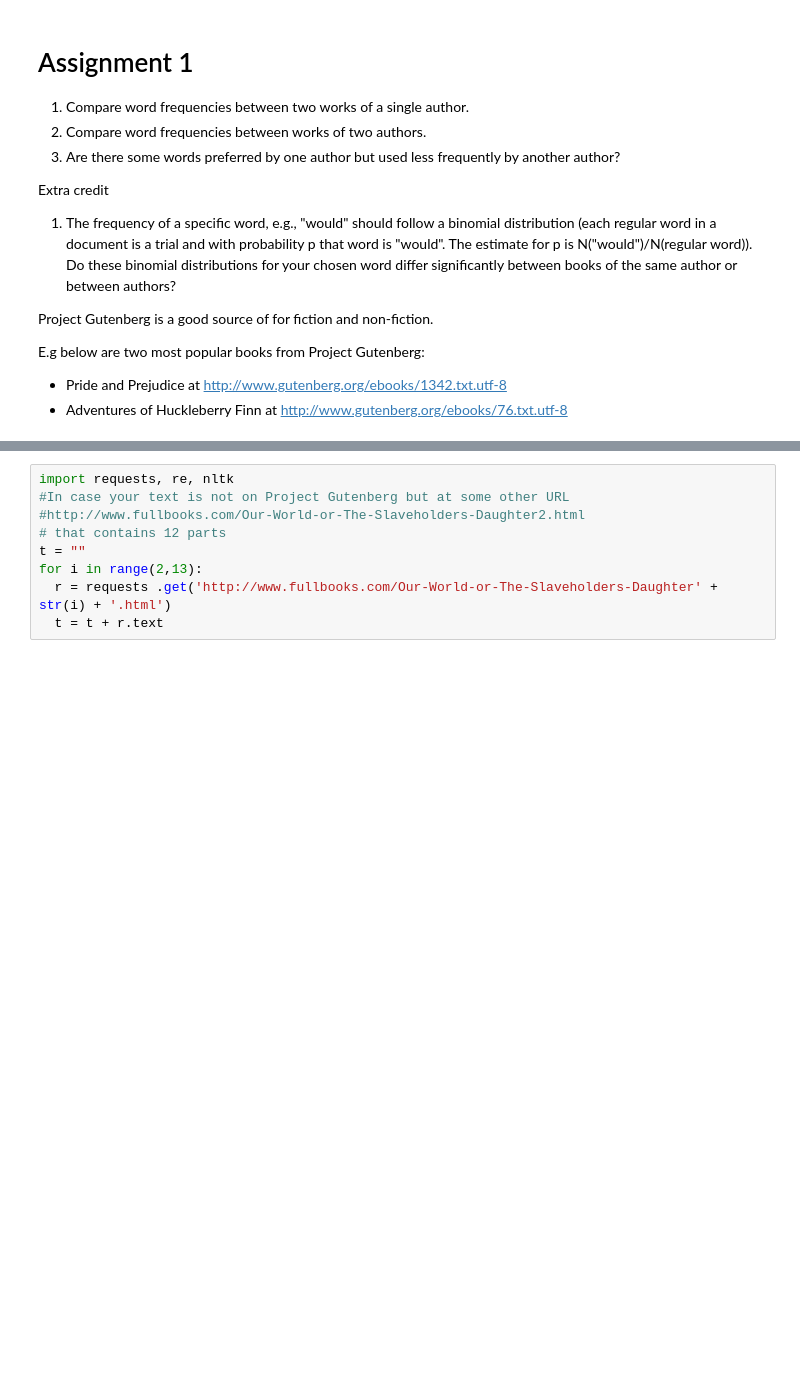
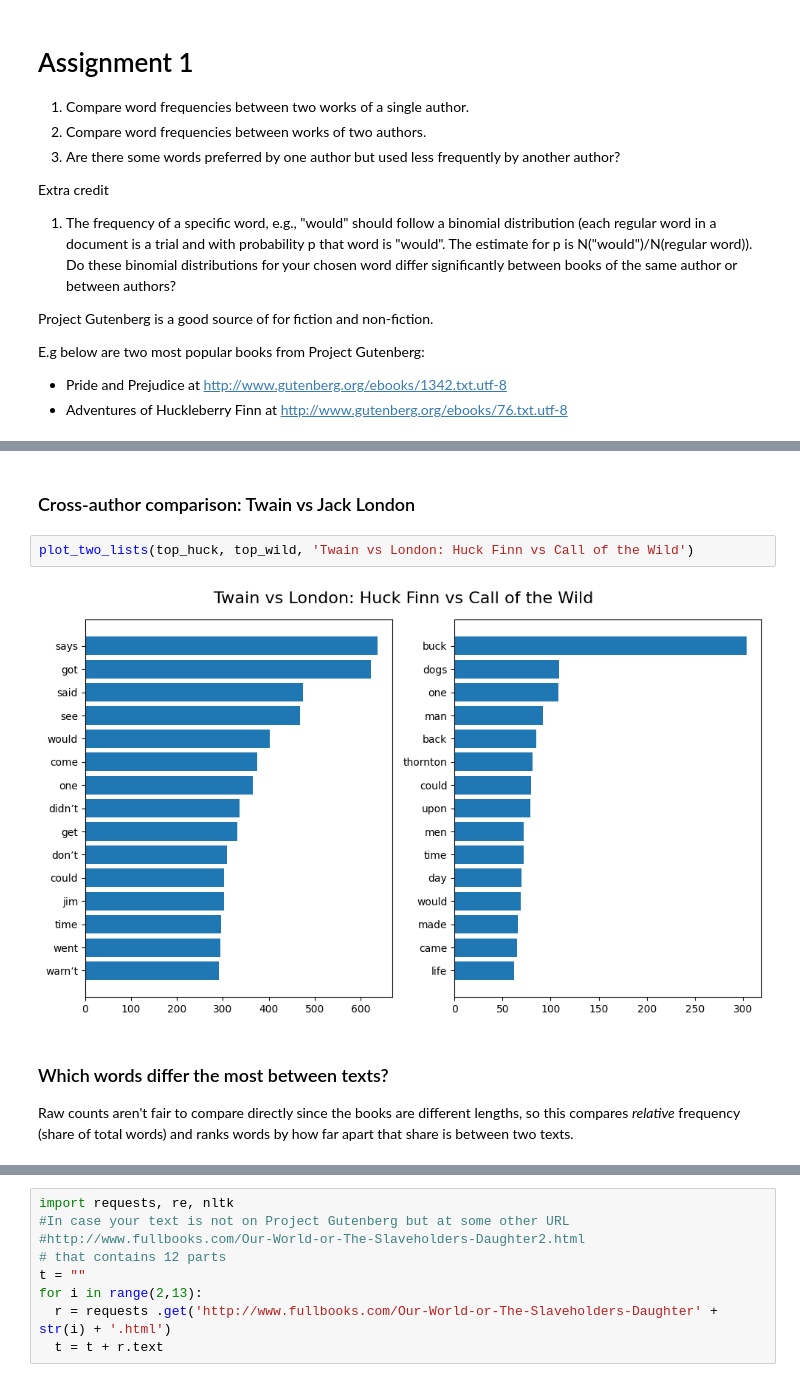
Before and after one commit to utk-cs445-fall26/MiniProject1, a Jupyter notebook: cgoering.ipynb, the cells around one changed output, grey strips where cells are left out. Drawn from its saved outputs; the diff is of its cells as text; blank space fills up the shorter version.

```diff
--- a/cgoering.ipynb
+++ b/cgoering.ipynb
@@ -257,0 +161,10 @@ E.g below are two most popular books from Project Gutenberg:
+# %% [markdown]
+### Cross-author comparison: Twain vs Jack London
+# %%
+plot_two_lists(top_huck, top_wild, 'Twain vs London: Huck Finn vs Call of the Wild')
+# %% [output]
+[figure, added]
+# %% [markdown]
+### Which words differ the most between texts?
+
+Raw counts aren't fair to compare directly since the books are different lengths, so this compares *relative* frequency (share of total words) and ranks words by how far apart that share is between two texts.
```
Also changed, not shown: parts of 19 cells of this notebook, 1 other file.
